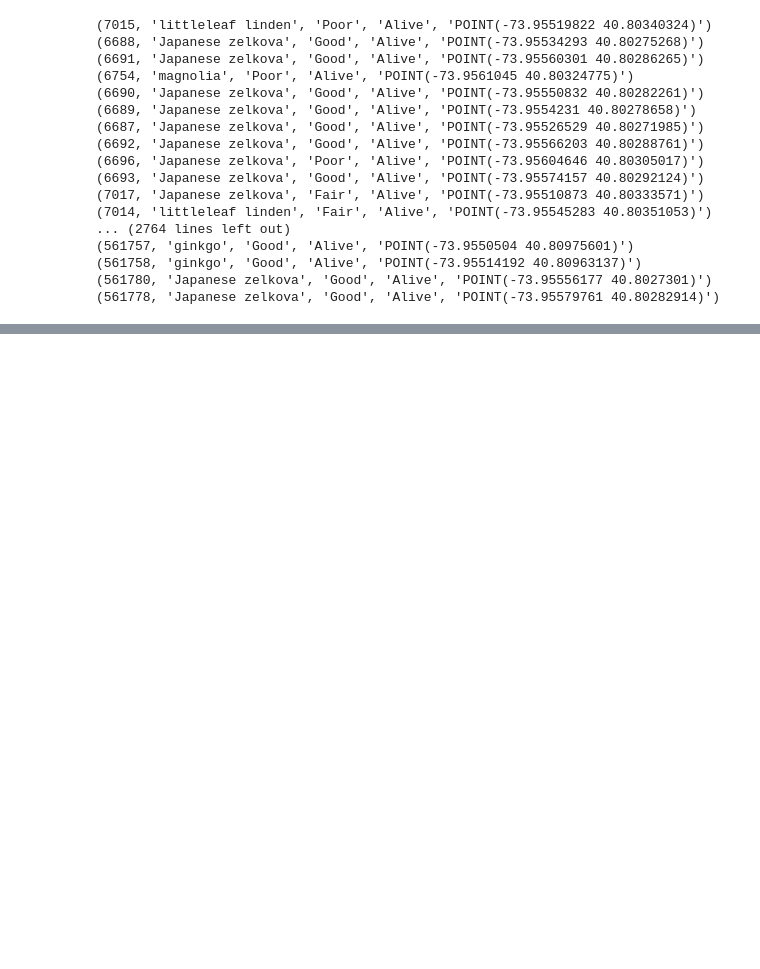
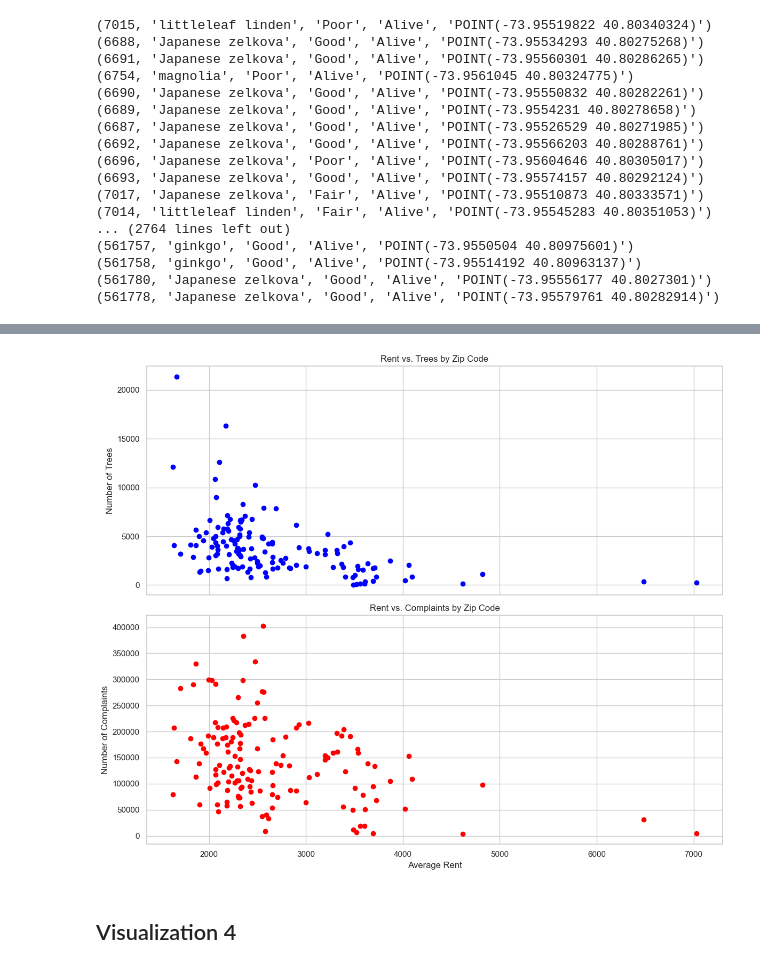
Before and after one commit to donny1101/project4501, a Jupyter notebook: final try.ipynb, the cells around one changed output, grey strips where cells are left out. Cells and saved outputs as stored; diff of their text form; code cells hidden in the pictures; blank space fills up the shorter version.

```diff
--- a/final try.ipynb
+++ b/final try.ipynb
@@ -1049,0 +1283,29 @@ write_query_to_file(QUERY_6, QUERY_6_FILENAME)
+# %%
+query_3_rent = """
+SELECT zipcode,
+       AVG(rent) AS rent_avg
+FROM zillows
+WHERE date between '2015-01-01' and '2023-09-30'
+GROUP BY zipcode;
+"""
+query_3_tree = """
+SELECT zipcode,
+       COUNT(tree_id) AS tree_count
+FROM trees
+WHERE date between '2015-01-01' and '2023-09-30'
+GROUP BY zipcode;
+"""
+query_3_complaint = """
+SELECT zipcode,
+       COUNT(unique_key) AS complaint_count
+FROM services
+WHERE date between '2015-01-01' and '2023-09-30'
+GROUP BY zipcode;
+"""
+
+
+plot_visual_3(query_3_rent, query_3_tree, query_3_complaint)
+# %% [output]
+[figure, added]
+# %% [markdown]
+## Visualization 4
```
Also changed, not shown: parts of 16 cells of this notebook.
